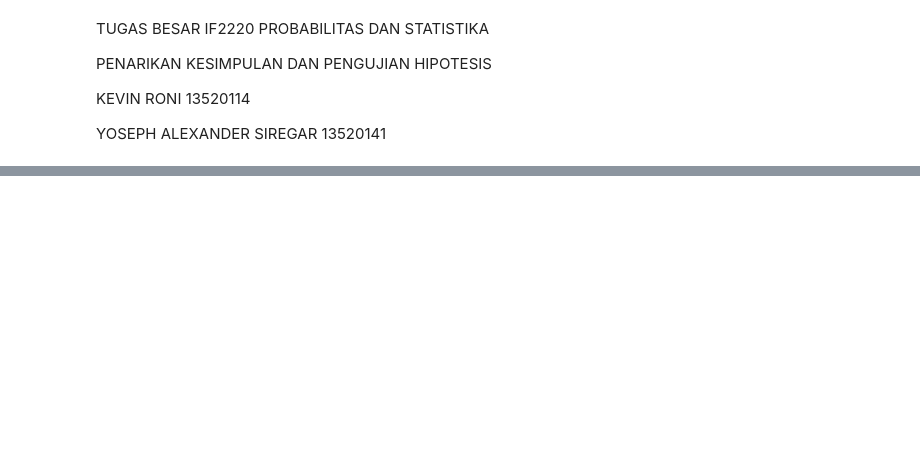
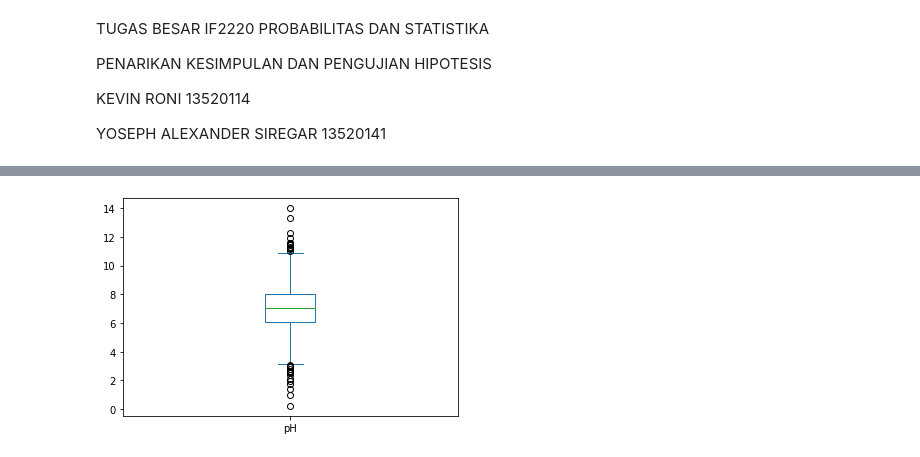
Before and after one commit to jakartasipirok/Tugas-Besar-IF2220-2021-2022, a Jupyter notebook: main.ipynb, the cells around one changed output, grey strips where cells are left out. Cells and saved outputs as stored; diff of their text form; code cells hidden in the pictures; blank space fills up the shorter version.

```diff
--- a/main.ipynb
+++ b/main.ipynb
@@ -52,0 +74,5 @@ stats
+# %%
+df["pH"].plot(kind="box")
+plt.show()
+# %% [output]
+[figure, added]
```
Also changed, not shown: parts of 31 cells of this notebook.
